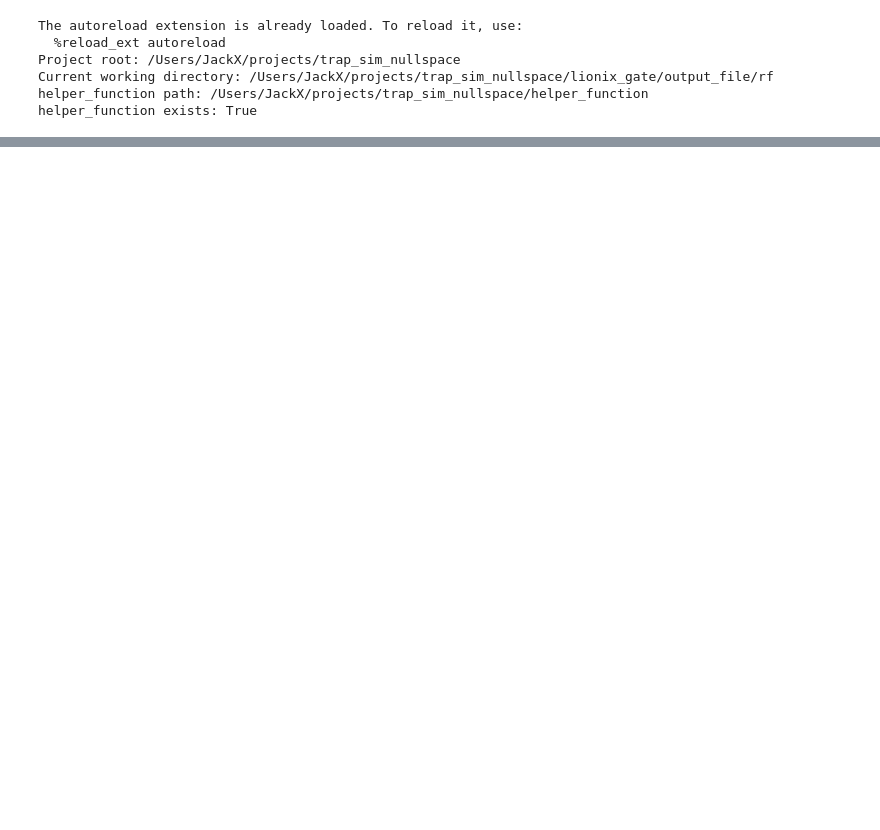
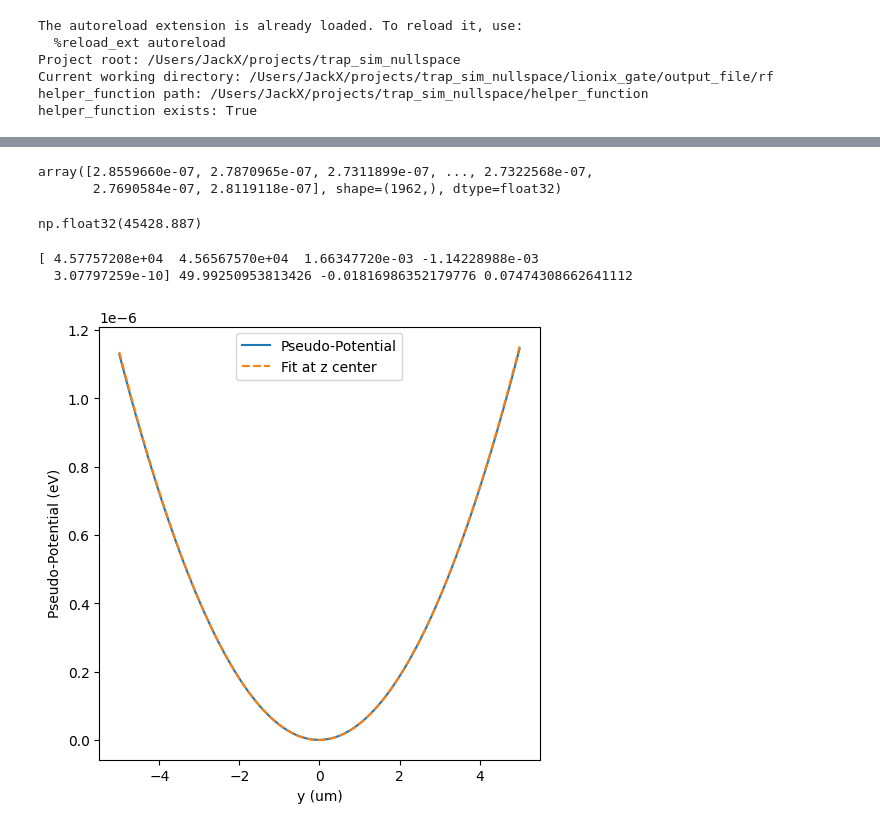
Before and after one commit to PQEGroup/trap_sim_nullspace, a Jupyter notebook: lionix_gate/output_file/rf/rf_analysis.ipynb, the cells around one changed output, grey strips where cells are left out. Cells and saved outputs as stored; diff of their text form; code cells hidden in the pictures; blank space fills up the shorter version.

```diff
--- a/lionix_gate/output_file/rf/rf_analysis.ipynb
+++ b/lionix_gate/output_file/rf/rf_analysis.ipynb
@@ -133,0 +160,23 @@ plt.show()
+# %%
+from post_processing import read_post_processed
+
+x, y, z, potentials = read_post_processed(filename="rf_fine_sim_out.h5", electrode_names=[13])
+
+phi_rf = -potentials[13]
+x_axis = x[:, 0, 0]
+y_axis = y[0, :, 0]
+z_axis = z[0, 0, :]
+
+nx, ny, nz = phi_rf.shape
+Ex = np.zeros_like(phi_rf)
+Ey = np.zeros_like(phi_rf)
+Ez = np.zeros_like(phi_rf)
+
+if nx > 1:
+    Ex = np.gradient(phi_rf, x_axis, axis=0, edge_order=1 if nx < 3 else 2)
+if ny > 1:
+    Ey = np.gradient(phi_rf, y_axis, axis=1, edge_order=1 if ny < 3 else 2)
+if nz > 1:
+    Ez = np.gradient(phi_rf, z_axis, axis=2, edge_order=1 if nz < 3 else 2)
+
+pseudo_potential = pseudo_factor * (Ex**2 + Ey**2 + Ez**2) / 2
@@ -133,0 +228,9 @@ plt.show()
+# %%
+Pseudo_phi
+# %% [output]
+array([2.8559660e-07, 2.7870965e-07, 2.7311899e-07, ..., 2.7322568e-07,
+       2.7690584e-07, 2.8119118e-07], shape=(1962,), dtype=float32)
+# %%
+np.gradient(np.gradient(pseudo_potential[0, :, z_center_index], y_line, edge_order=2), y_line, edge_order=2)[y_center_index]/2
+# %% [output]
+np.float32(45428.887)
@@ -133,0 +249,11 @@ plt.show()
+# %%
+coeff, *_ = np.linalg.lstsq(A, Pseudo_phi, rcond=None)
+
+a, b, c, d, e = coeff
+ion_height_fit = -d/(2*b)+ ion_height_ansatz
+omega_r = np.sqrt((a+b)*charge/mass)
+# %%
+print(coeff, ion_height_fit*1e6, -c/(2*a)*1e6, omega_r/(2*np.pi*1e6))
+# %% [output]
+[ 4.57757208e+04  4.56567570e+04  1.66347720e-03 -1.14228988e-03
+  3.07797259e-10] 49.99250953813426 -0.01816986352179776 0.07474308662641112
@@ -133,0 +263,13 @@ plt.show()
+# %%
+y_slice = y[0,:,z_center_index]
+phi_y = pseudo_potential[0,:,z_center_index]
+
+fig, ax = plt.subplots(figsize=(5, 5), constrained_layout=True)
+ax.plot(y_slice*1e6, phi_y, label="Pseudo-Potential")
+ax.plot(y_slice*1e6, a*y_slice**2 + c*y_slice + b*(z0-ion_height_ansatz)**2 + d*(z0-ion_height_ansatz) + e, label="Fit at z center", linestyle="--")
+ax.set_xlabel("y (um)")
+ax.set_ylabel("Pseudo-Potential (eV)")
+ax.legend()
+plt.show()
+# %% [output]
+[figure, added]
```
Also changed, not shown: parts of 15 cells of this notebook, 2 other files.
